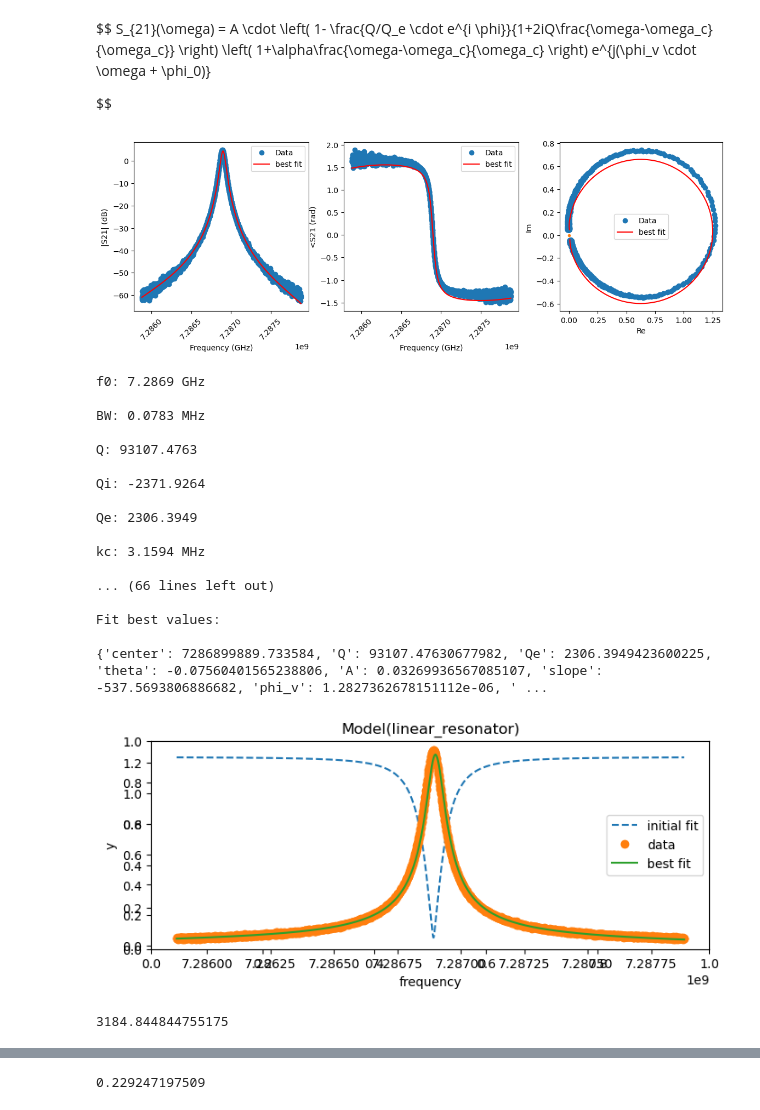
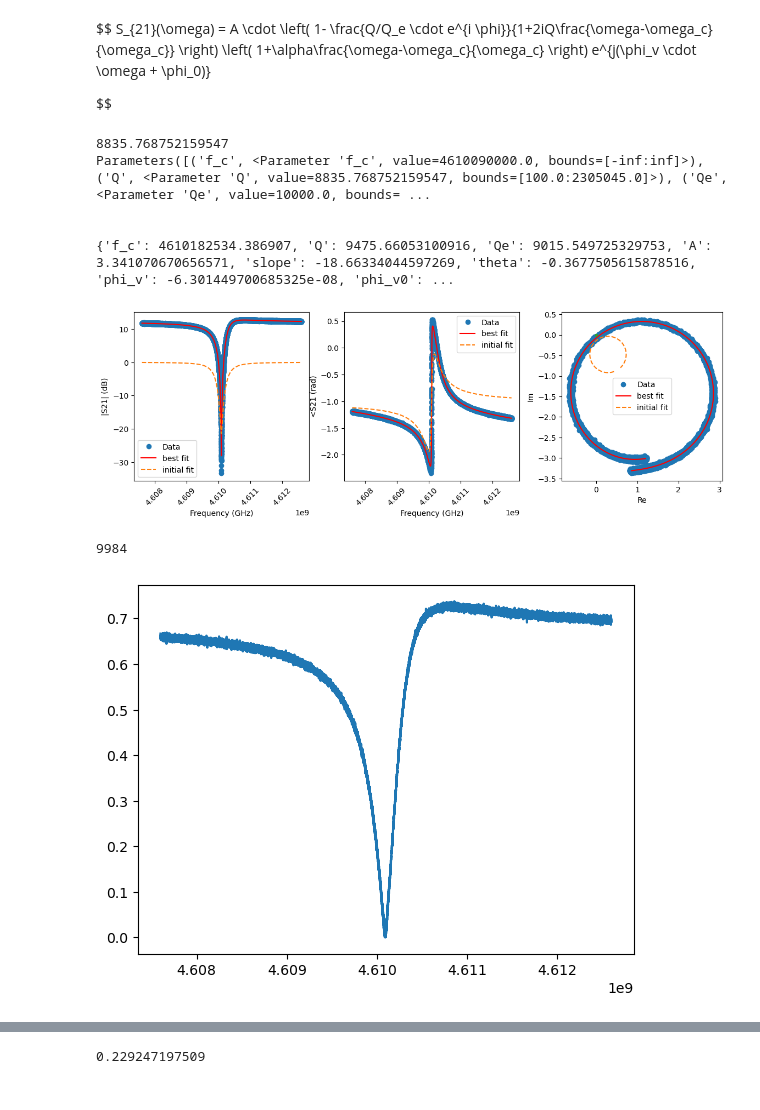
Before and after one commit to jevillegasd/QCharacterization, a Jupyter notebook: E101 resonator_quality.ipynb, the cells around one changed output, grey strips where cells are left out. Saved outputs shown, nothing was run; the diff lists cells and outputs as text; code cells hidden in the pictures.

Commit message:
New modeules for resonator quality factor measurements
New modeules for resonator quality factor measurements
Updated Q fitting for basic lorentizan

```diff
--- a/E101 resonator_quality.ipynb
+++ b/E101 resonator_quality.ipynb
@@ -24,11 +27,11 @@ from datetime import datetime
 params={}
 params['test_date'] = datetime.today().strftime('%Y%m%d_%H%M')
 params['test_type'] = 'resonatorquality'
-params['qubit_name'] = 'R2401_R1'
+params['qubit_name'] = 'Cavity3_etched'
 params['twpa_on'] = twpa_on
-params['vna_power'] = -55   #<-----------------------------
-params['center_freq'] = 4.960e9
-params['span_freq'] = 10 #In MHz
+params['vna_power'] = -60   #<-----------------------------
+params['center_freq'] = 4.610098e9
+params['span_freq'] = 5 #In MHz
 params['flux_curr'] = 0
 params['temp'] = 24.4
 params['comment'] = "Cavity Quality Factor Measuremnt before Annealing \n" +\
@@ -36,22 +39,26 @@ params['comment'] = "Cavity Quality Factor Measuremnt before Annealing \n" +\
                     "# " +\
                     "# Connection Diagram: NA" +\
                     "# \n"
-npoints = 5001
+npoints = 20001
 
 if params['twpa_on']:
     twpa.set_RF(params['twpa_frequency'])
     twpa.set_level(params['twpa_power']) # dBm
 # %%
 #First update the position of the resonance freq
-meas = 'S21'
+import HelpModule  as help
+reload(help)
+
+meas = 'S12'
+format = 'MA'
+
 freqs, mag, phase = meas_spectrum(vna, f_c = params['center_freq'], f_span = params['span_freq'], power = params['vna_power'],
-                                  sleep_t = 25, npoints = npoints, data_format = 'MA', meas = meas)
+                                  sleep_t = 100, npoints = npoints, data_format = format, meas = meas)
 vna.autoscale()
 
-#f_c, Qf, fwhm = Q(freqs,mag, True)
-f_c, _, fwhm = Q(freqs,max(mag)-mag, True) # Measured on trasmission
+f_c, Qf, fwhm = help.Q2(freqs,20*np.log10(mag), format='DB', plot_f=True) # Measured on trasmission
 
 print('Quality Factor: %2.3f'%Qf)
 print('3dB BW: %2.3f kHz'%(fwhm*1e-3))
-print('f_c: %2.3f GHz'%(f_c*1e-9))
+print('f_c: %2.5f GHz'%(f_c*1e-9))
 # %% [output]
@@ -99,37 +101,38 @@ $$
 # %%
 from importlib import reload
 reload(fit)
+f_c = 4.61009e9
 
 A = max(mag)
-s21_complex = np.array((mag)*np.exp(1j*angle_rad),dtype=np.complex128)#dtype = # 128-bit complex floating-point number
 
-s21 = s21_complex*np.exp(1j*np.pi*0)
-f0, BW_res, Q_res, Qi, Qe, kc, theta, a, slope, phi_v, phi_0 = fit.circle_fit_hanger(s21, freqs, plot = True, guess_BW=fwhm)
+s21_complex = np.array((mag)*np.exp(1j*(angle_rad)),dtype=np.complex128)#dtype = # 128-bit complex floating-point number
+
+#Unwind phase
+tau = 0. #electrical delay in ns (first guess from VNA measure)
+phi0 = np.pi/2
+zdata = np.array(s21_complex*np.exp(1j*freqs*tau*1e-9*2*np.pi+phi0),dtype=np.complex128)
+
+#f_c, fwhm, Q, offset = fit.lorentzian_fit(s21_complex,freqs,report = True, plot = True )
+fspan = int(len(freqs)/2)
+mspan = int(len(freqs)/2)
+fit_params = fit.circle_fit(freqs, zdata, f_c = f_c ,fwhm =521753.1297288931)
 # %% [output]
+8835.768752159547
+Parameters([('f_c', <Parameter 'f_c', value=4610090000.0, bounds=[-inf:inf]>), ('Q', <Parameter 'Q', value=8835.768752159547, bounds=[100.0:2305045.0]>), ('Qe', <Parameter 'Qe', value=10000.0, bounds= ...
+
+
+{'f_c': 4610182534.386907, 'Q': 9475.66053100916, 'Qe': 9015.549725329753, 'A': 3.341070670656571, 'slope': -18.66334044597269, 'theta': -0.3677505615878516, 'phi_v': -6.301449700685325e-08, 'phi_v0': ...
-[figure, old version]
+[figure, new version]
-f0: 7.2869 GHz
-
-BW: 0.0783 MHz
-
-Q: 93107.4763
-
-Qi: -2371.9264
-
-Qe: 2306.3949
-
-kc: 3.1594 MHz
-
-... (66 lines left out)
-
-Fit best values:
-
-{'center': 7286899889.733584, 'Q': 93107.47630677982, 'Qe': 2306.3949423600225, 'theta': -0.07560401565238806, 'A': 0.03269936567085107, 'slope': -537.5693806886682, 'phi_v': 1.2827362678151112e-06, ' ...
-[figure, removed]
-# %%
-Qi =1./((1./Q_res) - abs(np.cos(-theta)/Qe))
-print(Qi)
-# %% [output]
-3184.844844755175
+# %%
+
+bw = min(mag)*2
+
+z2 = abs(mag-bw)
+plt.plot(freqs,z2)
+z2.argmin()
+# %% [output]
+9984
+[figure, added]
 # %%
 header_str = get_plot_str(params)
 filename = params['test_type'] +"_"+params['qubit_name'] + "_" +params['test_date']
```
Also changed, not shown: parts of 7 cells of this notebook, 3 other files.
